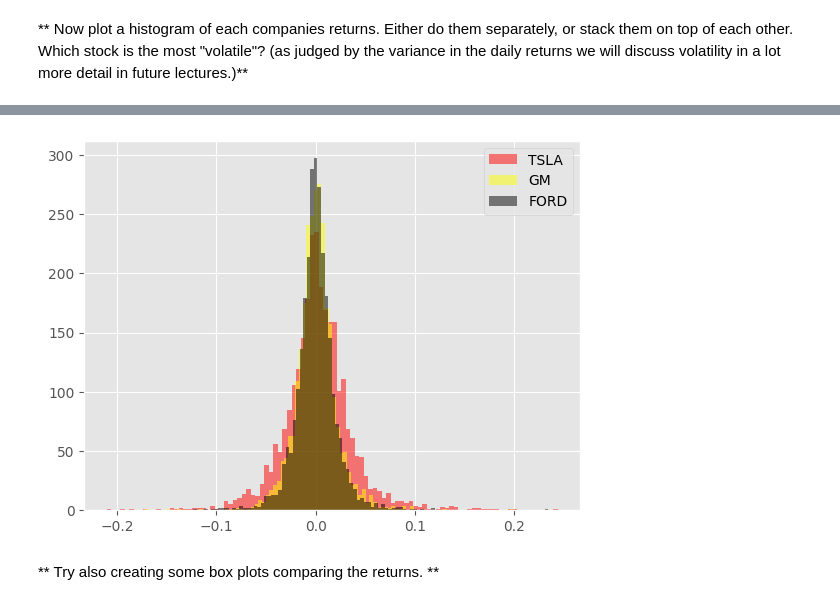
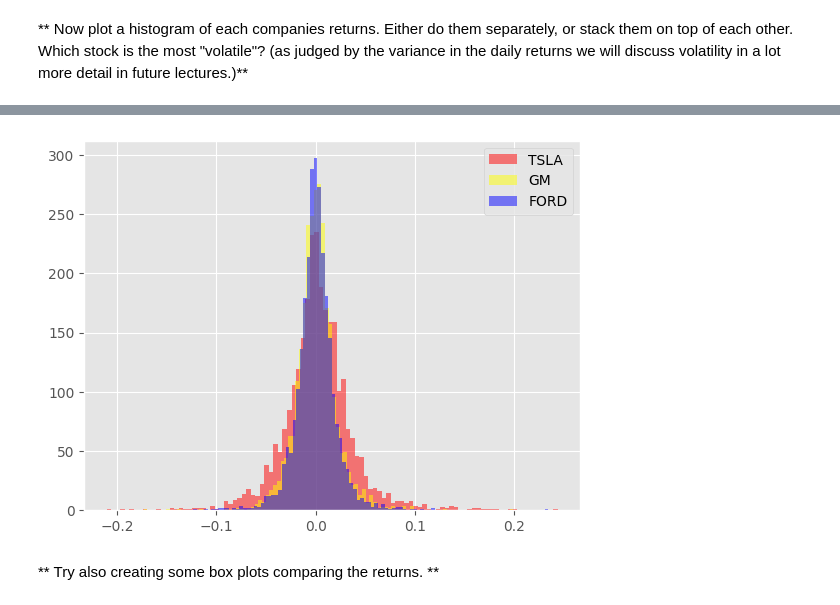
Before and after one commit to mattummal/ford-GM-share-price, a Jupyter notebook: analysis.ipynb, the cells around one changed output, grey strips where cells are left out. Cells and saved outputs as stored; diff of their text form; code cells hidden in the pictures.

```diff
--- a/analysis.ipynb
+++ b/analysis.ipynb
@@ -339,12 +339,12 @@ plt.show()
 # %%
 plt.style.use('ggplot')
 plt.hist(TSLA['returns'], bins=100,label='TSLA',alpha=0.5, color='red')
 plt.hist(GM['returns'], bins=100,label='GM',alpha=0.5, color='yellow')
-plt.hist(FORD['returns'], bins=100,label='FORD',alpha=0.5, color='black')
+plt.hist(FORD['returns'], bins=100,label='FORD',alpha=0.5, color='blue')
 plt.legend()
 plt.show()
 # %% [output]
-[figure, old version]
+[figure, new version]
 # %% [markdown]
 ** Try also creating some box plots comparing the returns. **
 # %%
```
Also changed, not shown: parts of 3 cells of this notebook.
